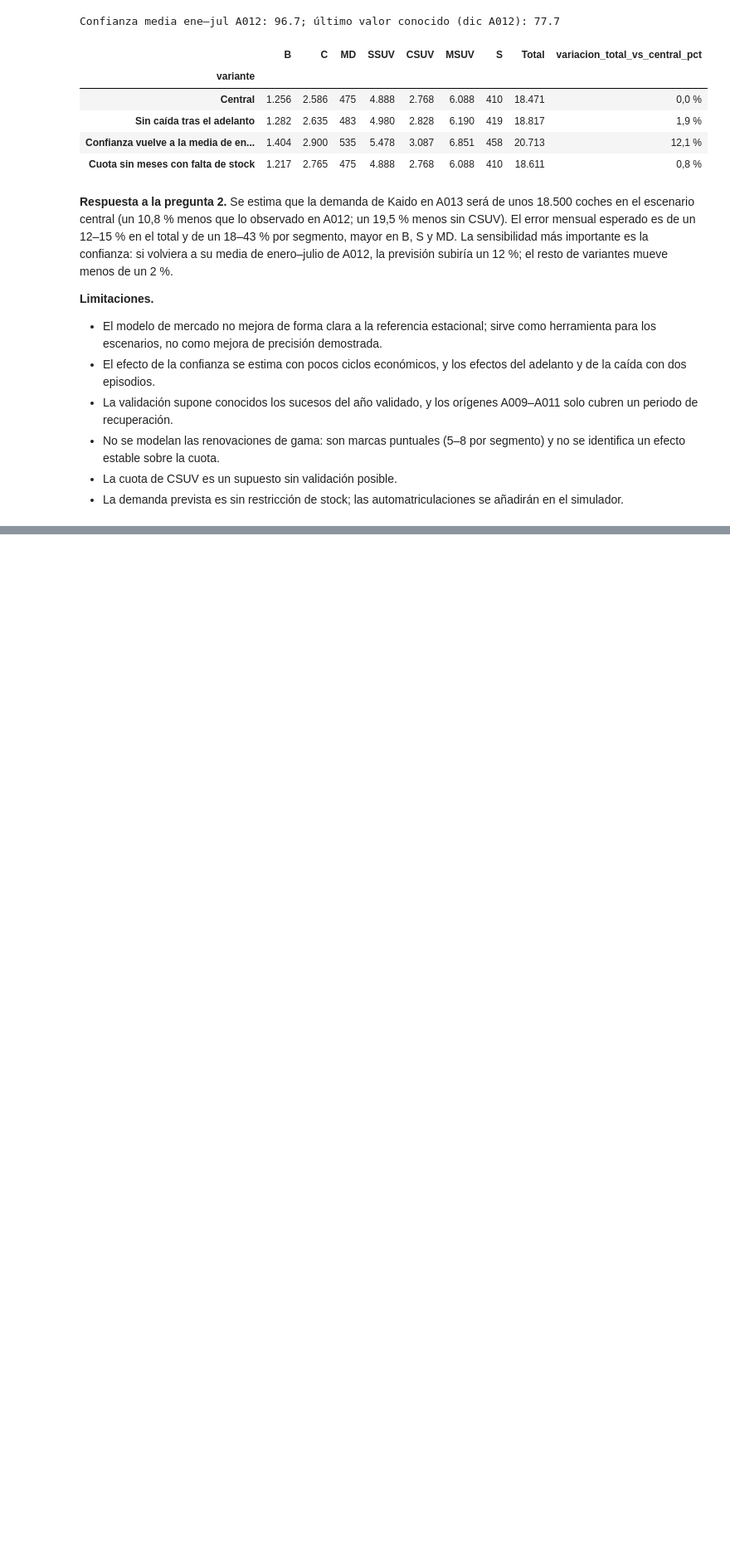
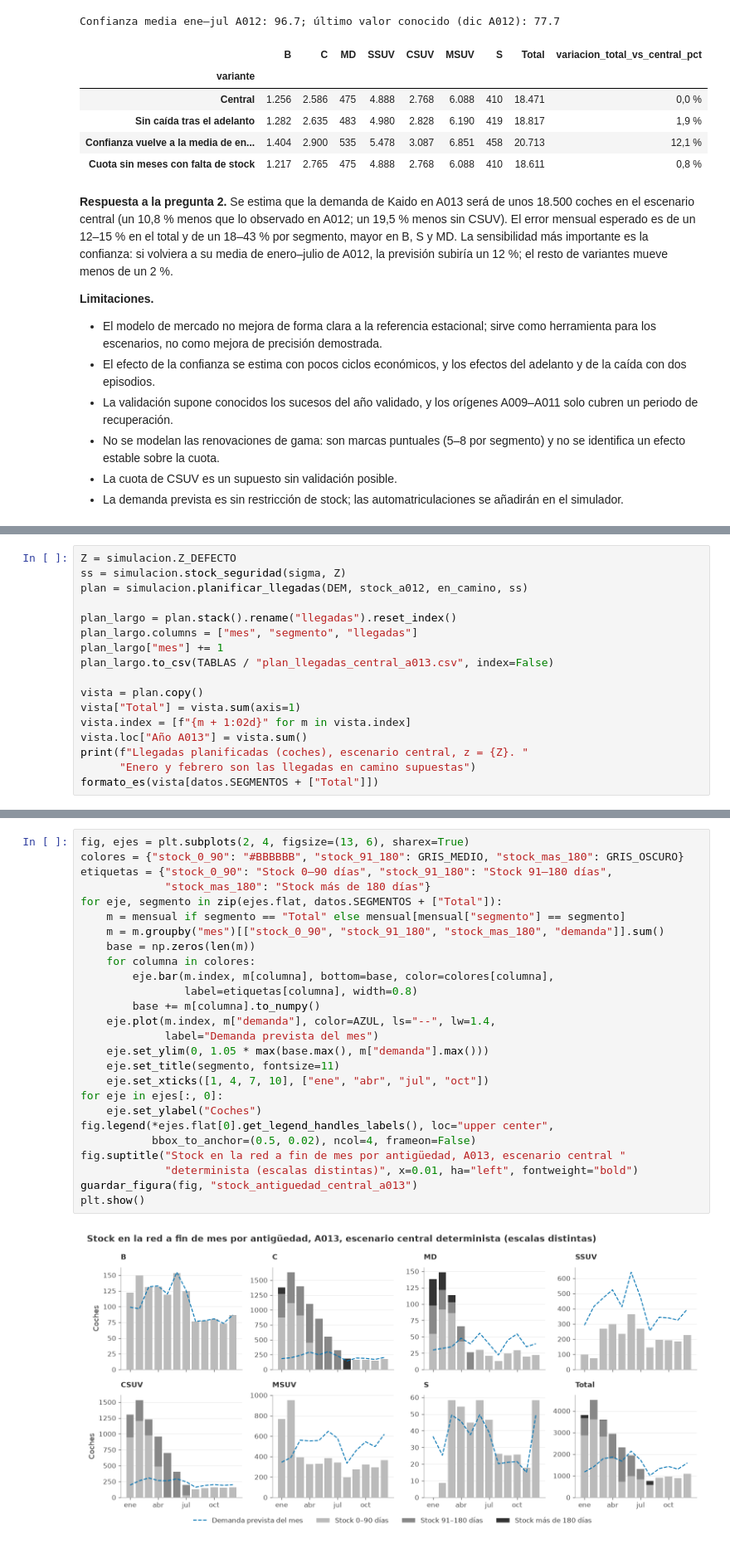
Before and after one commit to alejandrobarreche/sim-kaido-motors, a Jupyter notebook: analisis.ipynb, the cells around one changed output, grey strips where cells are left out. Shown at 83% size. Cells and saved outputs as stored; diff of their text form; blank space fills up the shorter version.

```diff
--- a/analisis.ipynb
+++ b/analisis.ipynb
@@ -841,0 +925,17 @@ Confianza media ene–jul A012: 96.7; último valor conocido (dic A012): 77.7
+# %%
+Z = simulacion.Z_DEFECTO
+ss = simulacion.stock_seguridad(sigma, Z)
+plan = simulacion.planificar_llegadas(DEM, stock_a012, en_camino, ss)
+
+plan_largo = plan.stack().rename("llegadas").reset_index()
+plan_largo.columns = ["mes", "segmento", "llegadas"]
+plan_largo["mes"] += 1
+plan_largo.to_csv(TABLAS / "plan_llegadas_central_a013.csv", index=False)
+
+vista = plan.copy()
+vista["Total"] = vista.sum(axis=1)
+vista.index = [f"{m + 1:02d}" for m in vista.index]
+vista.loc["Año A013"] = vista.sum()
+print(f"Llegadas planificadas (coches), escenario central, z = {Z}. "
+      "Enero y febrero son las llegadas en camino supuestas")
+formato_es(vista[datos.SEGMENTOS + ["Total"]])
@@ -841,0 +1062,28 @@ Confianza media ene–jul A012: 96.7; último valor conocido (dic A012): 77.7
+# %%
+fig, ejes = plt.subplots(2, 4, figsize=(13, 6), sharex=True)
+colores = {"stock_0_90": "#BBBBBB", "stock_91_180": GRIS_MEDIO, "stock_mas_180": GRIS_OSCURO}
+etiquetas = {"stock_0_90": "Stock 0–90 días", "stock_91_180": "Stock 91–180 días",
+             "stock_mas_180": "Stock más de 180 días"}
+for eje, segmento in zip(ejes.flat, datos.SEGMENTOS + ["Total"]):
+    m = mensual if segmento == "Total" else mensual[mensual["segmento"] == segmento]
+    m = m.groupby("mes")[["stock_0_90", "stock_91_180", "stock_mas_180", "demanda"]].sum()
+    base = np.zeros(len(m))
+    for columna in colores:
+        eje.bar(m.index, m[columna], bottom=base, color=colores[columna],
+                label=etiquetas[columna], width=0.8)
+        base += m[columna].to_numpy()
+    eje.plot(m.index, m["demanda"], color=AZUL, ls="--", lw=1.4,
+             label="Demanda prevista del mes")
+    eje.set_ylim(0, 1.05 * max(base.max(), m["demanda"].max()))
+    eje.set_title(segmento, fontsize=11)
+    eje.set_xticks([1, 4, 7, 10], ["ene", "abr", "jul", "oct"])
+for eje in ejes[:, 0]:
+    eje.set_ylabel("Coches")
+fig.legend(*ejes.flat[0].get_legend_handles_labels(), loc="upper center",
+           bbox_to_anchor=(0.5, 0.02), ncol=4, frameon=False)
+fig.suptitle("Stock en la red a fin de mes por antigüedad, A013, escenario central "
+             "determinista (escalas distintas)", x=0.01, ha="left", fontweight="bold")
+guardar_figura(fig, "stock_antiguedad_central_a013")
+plt.show()
+# %% [output]
+[figure, added]
```
Also changed, not shown: parts of 13 cells of this notebook, 16 other files.
